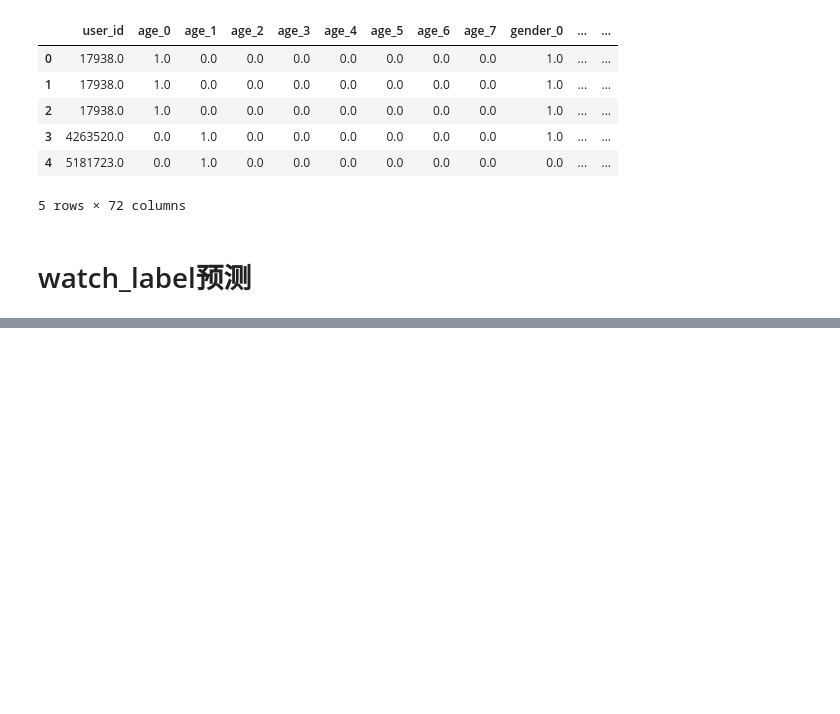
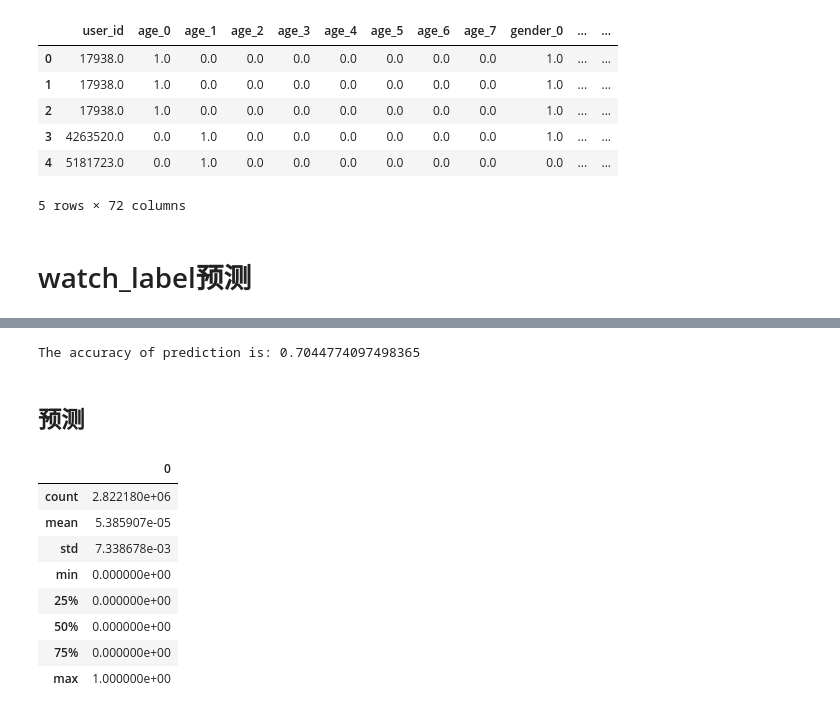
Before and after one commit to GZYZG/2021-digix-recommendation, a Jupyter notebook: Models/LightGBM.ipynb, the cells around one changed output, grey strips where cells are left out. Saved outputs shown, nothing was run; the diff lists cells and outputs as text; code cells hidden in the pictures; blank space fills up the shorter version.

```diff
--- a/Models/LightGBM.ipynb
+++ b/Models/LightGBM.ipynb
@@ -89,0 +232,2 @@ print('Feature importances:', list(gbm.feature_importances_))
+# %%
+gbm = joblib.load('share_lgb_v1.pkl')
@@ -89,0 +236,26 @@ print('Feature importances:', list(gbm.feature_importances_))
+# %%
+# 模型评估
+print('The accuracy of prediction is:', accuracy_score(y_test, y_pred))
+# %% [output]
+The accuracy of prediction is: 0.7044774097498365
+# %% [markdown]
+## 预测
+# %%
+# load test data
+test_data = pd.read_csv("../dataset/testdata/user_video_test.csv")
+# %%
+predictions = gbm.predict(test_data)
+# %%
+test_share_ans_df = pd.DataFrame(predictions)
+# %%
+test_share_ans_df.describe()
+# %% [output]
+|  | 0 |
+| count | 2.822180e+06 |
+| mean | 5.385907e-05 |
+| std | 7.338678e-03 |
+| min | 0.000000e+00 |
+| 25% | 0.000000e+00 |
+| 50% | 0.000000e+00 |
+| 75% | 0.000000e+00 |
+| max | 1.000000e+00 |
```
Also changed, not shown: parts of 31 cells of this notebook, 3 other files.
